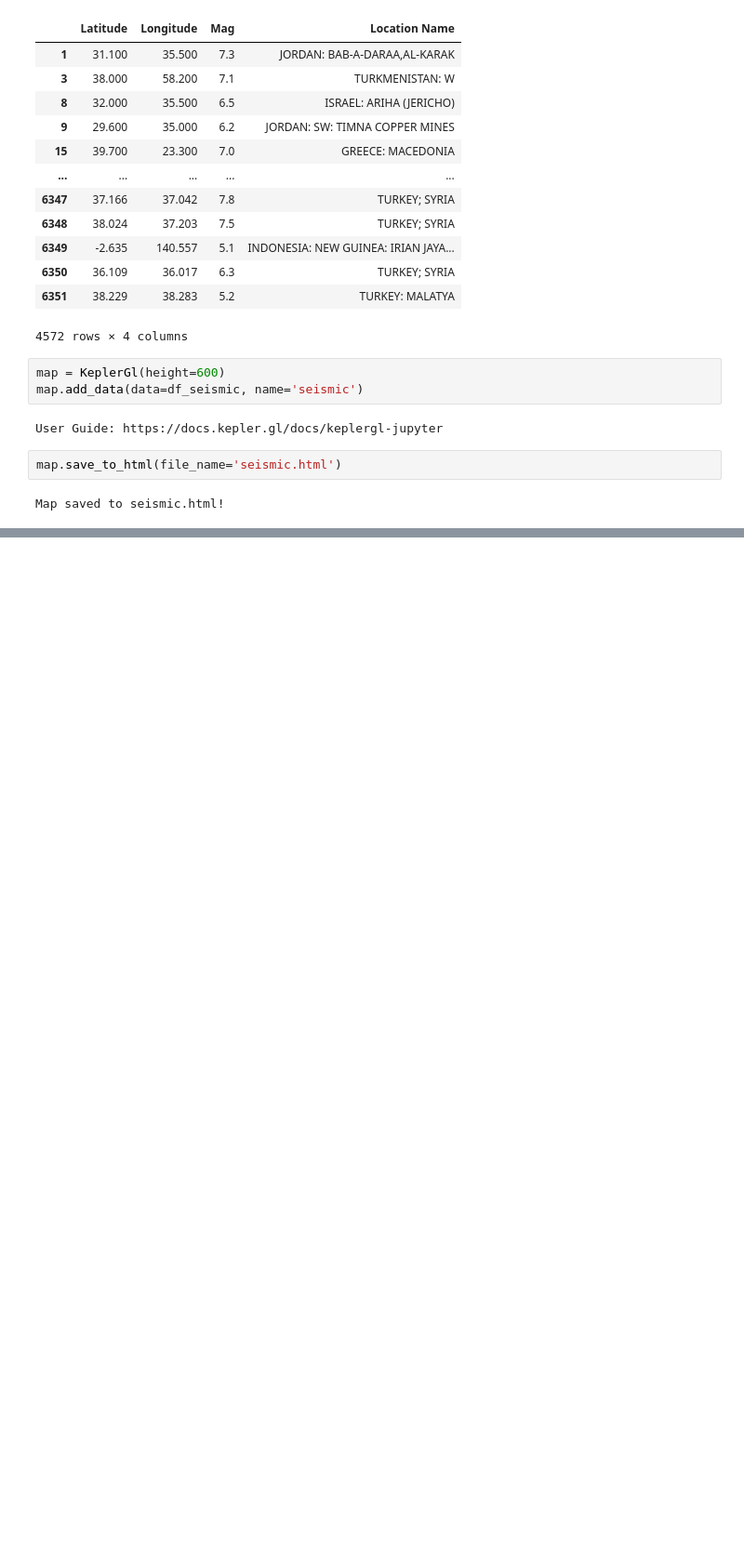
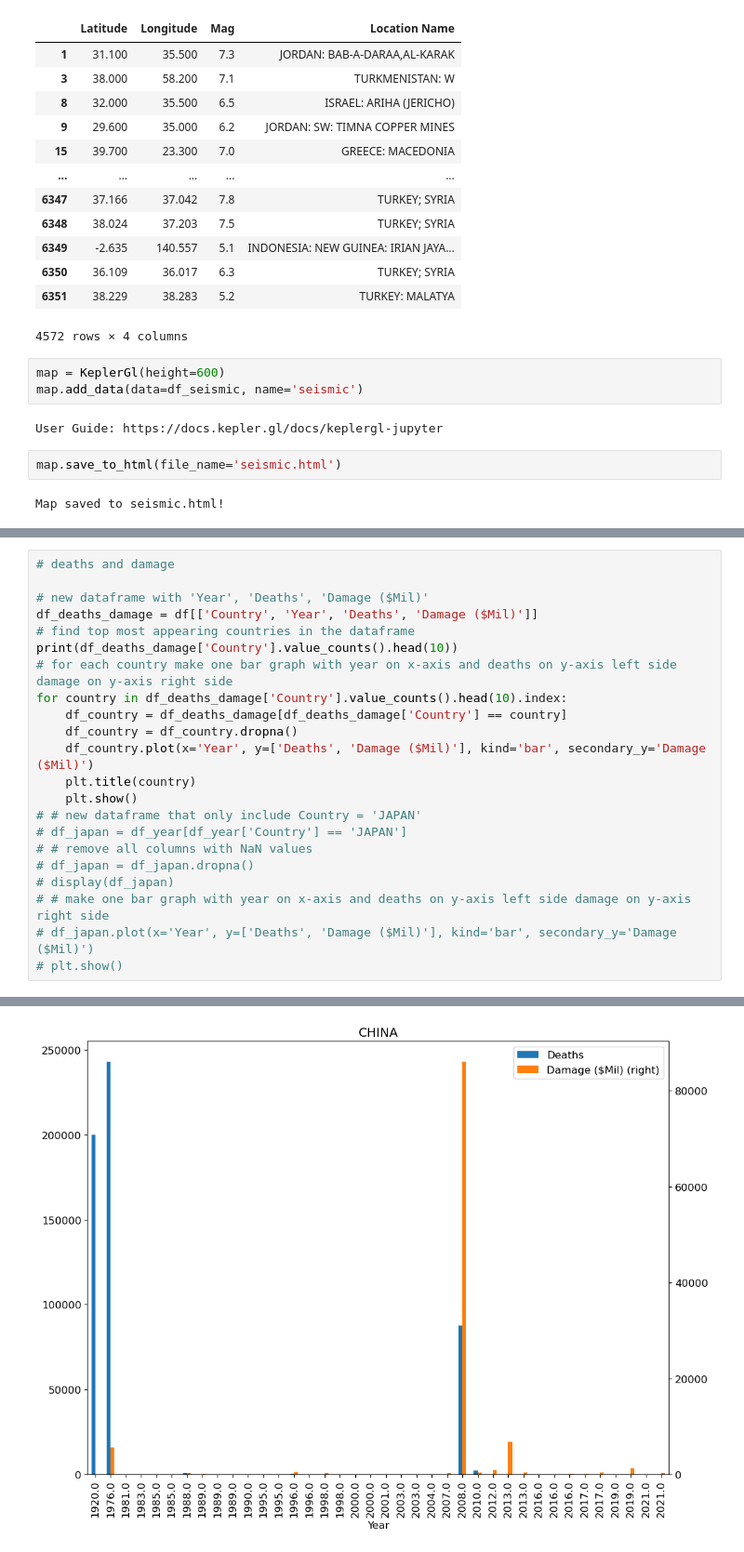
Before and after one commit to Matthijs-Vossen/Earthquake-Analysis, a Jupyter notebook: simon's-eda/eda.ipynb, the cells around one changed output, grey strips where cells are left out. Shown at 93% size. Saved outputs shown, nothing was run; the diff lists cells and outputs as text; blank space fills up the shorter version.

```diff
--- a/simon's-eda/eda.ipynb
+++ b/simon's-eda/eda.ipynb
@@ -70,0 +175,23 @@ Map saved to seismic.html!
+# %%
+# deaths and damage
+
+# new dataframe with 'Year', 'Deaths', 'Damage ($Mil)'
+df_deaths_damage = df[['Country', 'Year', 'Deaths', 'Damage ($Mil)']]
+# find top most appearing countries in the dataframe
+print(df_deaths_damage['Country'].value_counts().head(10))
+# for each country make one bar graph with year on x-axis and deaths on y-axis left side damage on y-axis right side
+for country in df_deaths_damage['Country'].value_counts().head(10).index:
+    df_country = df_deaths_damage[df_deaths_damage['Country'] == country]
+    df_country = df_country.dropna()
+    df_country.plot(x='Year', y=['Deaths', 'Damage ($Mil)'], kind='bar', secondary_y='Damage ($Mil)')
+    plt.title(country)
+    plt.show()
+# # new dataframe that only include Country = 'JAPAN'
+# df_japan = df_year[df_year['Country'] == 'JAPAN']
+# # remove all columns with NaN values
+# df_japan = df_japan.dropna()
+# display(df_japan)
+# # make one bar graph with year on x-axis and deaths on y-axis left side damage on y-axis right side
+# df_japan.plot(x='Year', y=['Deaths', 'Damage ($Mil)'], kind='bar', secondary_y='Damage ($Mil)')
+# plt.show()
+# %% [output]
@@ -70,0 +209 @@ Map saved to seismic.html!
+[figure, added]
```
Also changed, not shown: parts of 7 cells of this notebook.
